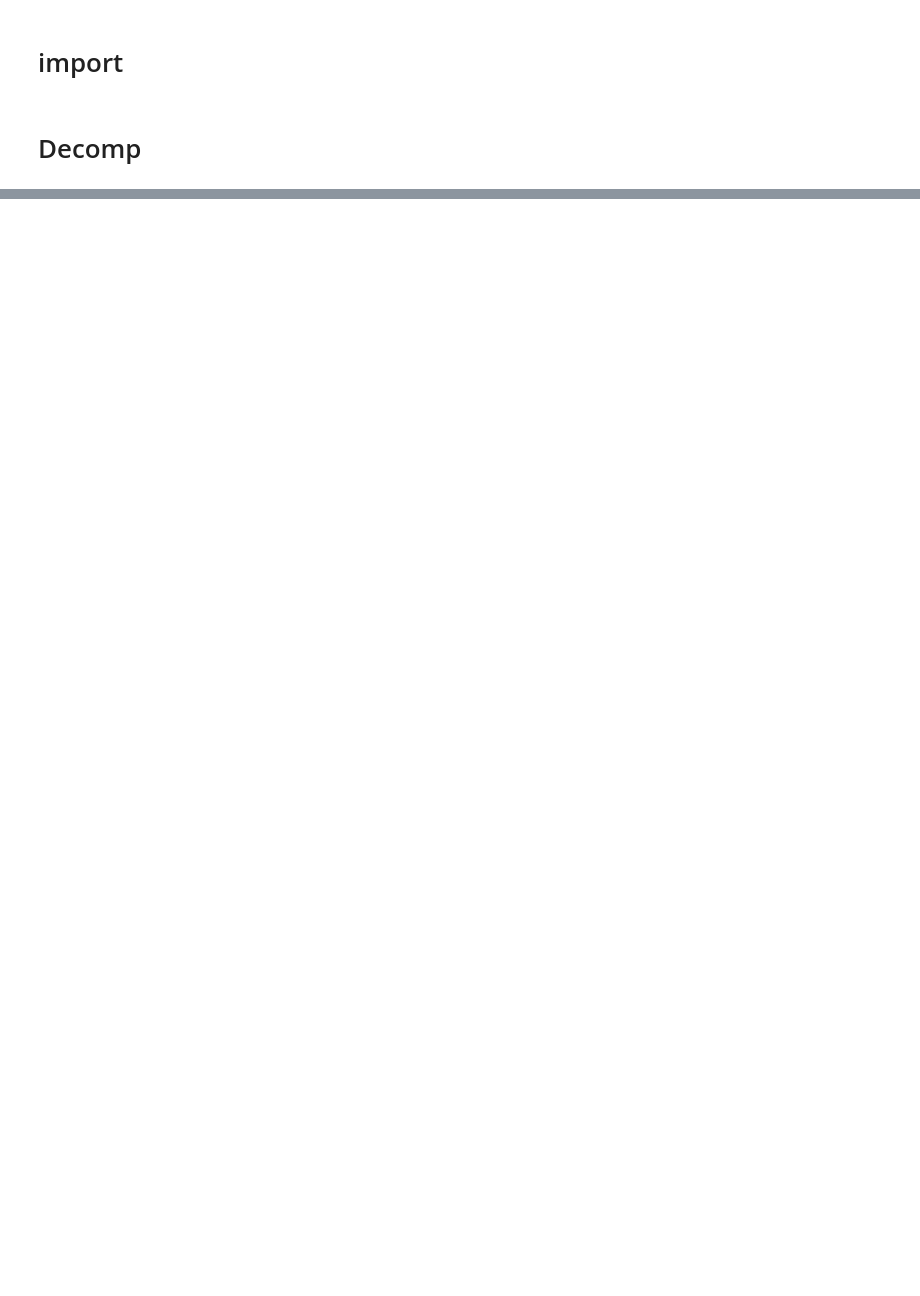
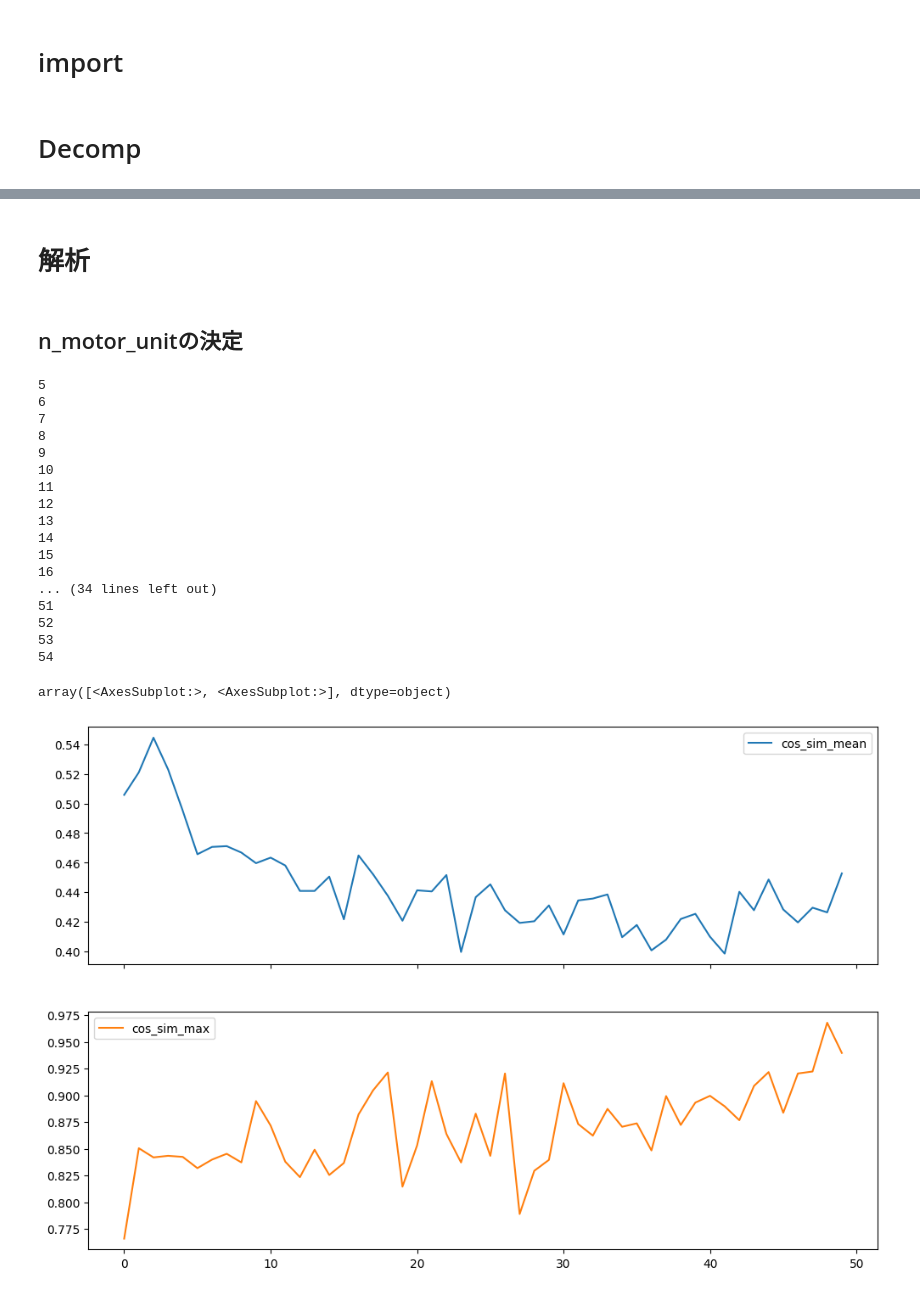
Before and after one commit to mechAneko12/EMG_decomposition_rhd, a Jupyter notebook: offline_analysis/load_decomp.ipynb, the cells around one changed output, grey strips where cells are left out. Drawn from its saved outputs; the diff is of its cells as text; code cells hidden in the pictures; blank space fills up the shorter version.

```diff
--- a/offline_analysis/load_decomp.ipynb
+++ b/offline_analysis/load_decomp.ipynb
@@ -107,0 +137,58 @@ end decomp
+# %% [markdown]
+# 解析
+# %% [markdown]
+## n_motor_unitの決定
+# %%
+list_cos_sim_mean = []
+list_cos_sim_max = []
+
+for _n_motor_unit in range(5, 55):
+    print(_n_motor_unit)
+    # decomp
+    est_flex = EmgDecomposition(
+        n_motor_unit=_n_motor_unit,
+        n_delayed=8,
+        random_state=0,
+        cashe= os.path.basename(path_root)[9:] +'_' + filename + '_mu' + str(_n_motor_unit),
+        flag_sil=False,
+        flag_pca=False)
+    est_flex.fit(emg_flex)
+    #st_flex, mu_flex = est_flex.transform(emg_flex)
+
+    # cosine similarity
+    mat_cos_sim = cosine_similarity(np.square(est_flex._FastICA.mixing_.T))
+    array_cos_sim = np.triu(mat_cos_sim, k=1).flatten()
+    array_cos_sim = np.delete(array_cos_sim, np.where(array_cos_sim == 0)[0].tolist())
+
+    #_comb = math.comb(est_flex._FastICA.mixing_.T.shape[0], 2)
+    list_cos_sim_mean.append(array_cos_sim.mean())
+    list_cos_sim_max.append(array_cos_sim.max())
+
+
+df_cos_sim = pd.DataFrame(
+    {
+        'cos_sim_mean': list_cos_sim_mean,
+        'cos_sim_max': list_cos_sim_max
+    })
+#df_cos_sim.to_csv(os.path.basename(path_root)[9:] +'_' + filename + '.csv', index=False)
+df_cos_sim.plot(subplots=True)
+# %% [output]
+5
+6
+7
+8
+9
+10
+11
+12
+13
+14
+15
+16
+... (34 lines left out)
+51
+52
+53
+54
+array([<AxesSubplot:>, <AxesSubplot:>], dtype=object)
+[figure, added]
```
Also changed, not shown: parts of 8 cells of this notebook, 1 other file.
